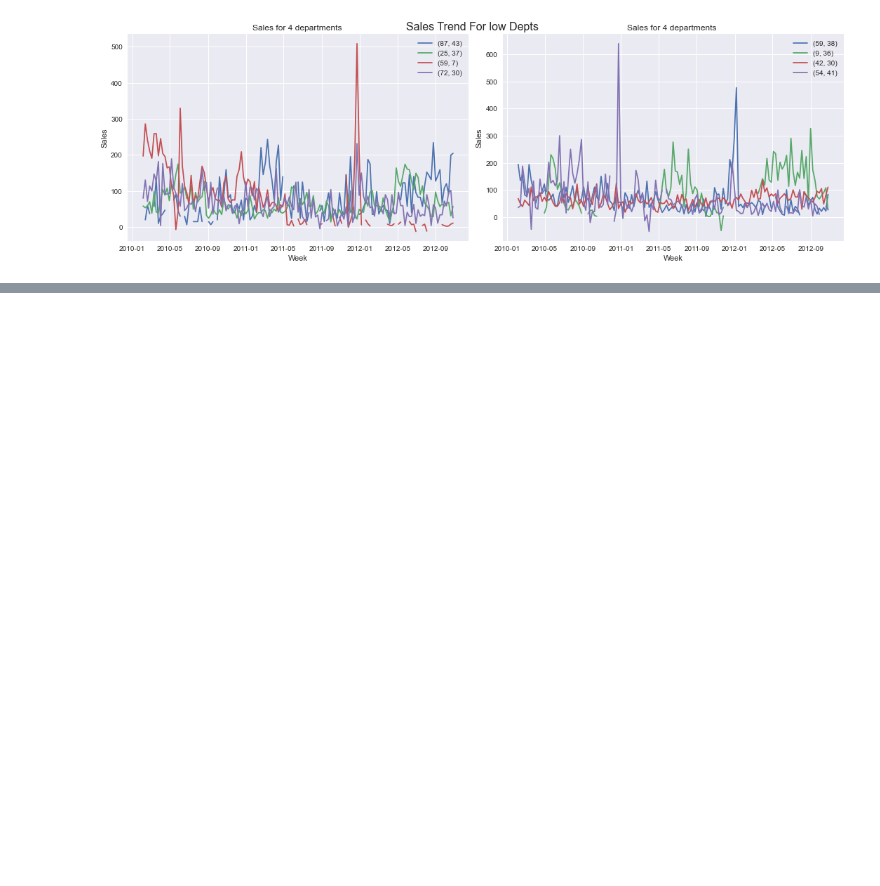
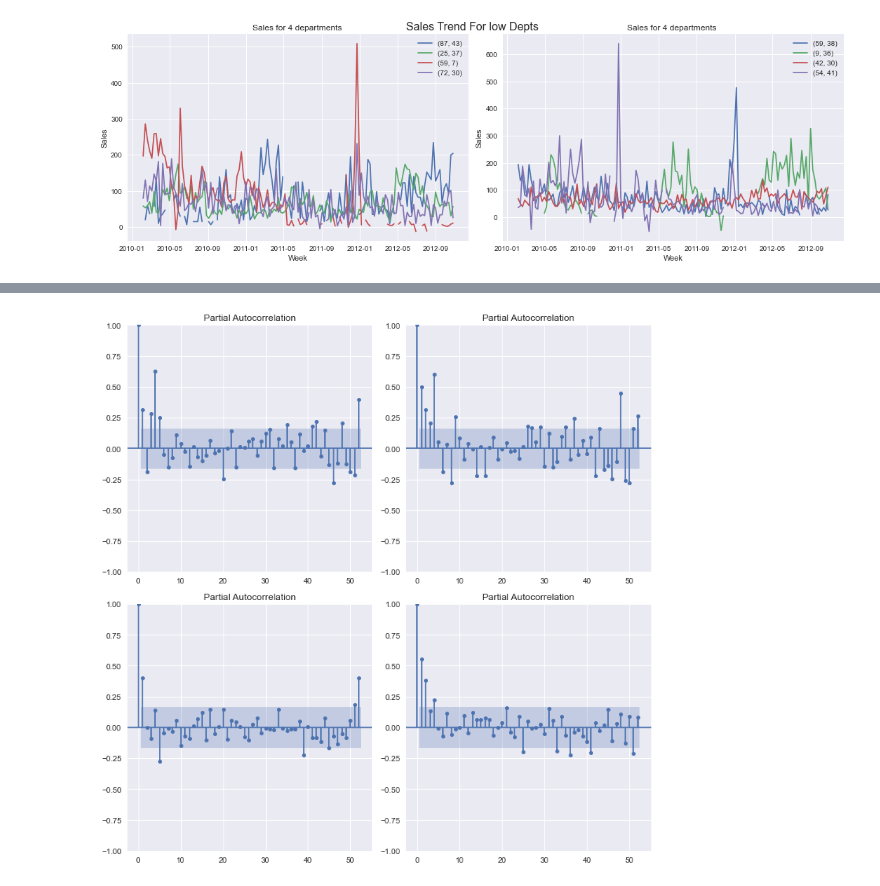
Before and after one commit to AnasElshaer01/Walmart-Sales-Forcasting, a Jupyter notebook: EDA.ipynb, the cells around one changed output, grey strips where cells are left out. Cells and saved outputs as stored; diff of their text form; code cells hidden in the pictures; blank space fills up the shorter version.

```diff
--- a/EDA.ipynb
+++ b/EDA.ipynb
@@ -277,3 +245,4 @@ autocorrplot(3 , 3, (10 , 10) , sales_by_week_dept_store, index , 52)
 # %%
-#partial auto correlation
-autocorrplot(3 , 3, (10 ,10 ) , sales_by_week_dept_store, index , 52 ,type = plot_pacf)
+autocorrplot(2,2,(10 ,10),sales_by_week_dept_store , log_index , 52 , type=plot_pacf)
+# %% [output]
+[figure, added]
```
Also changed, not shown: parts of 13 cells of this notebook.
